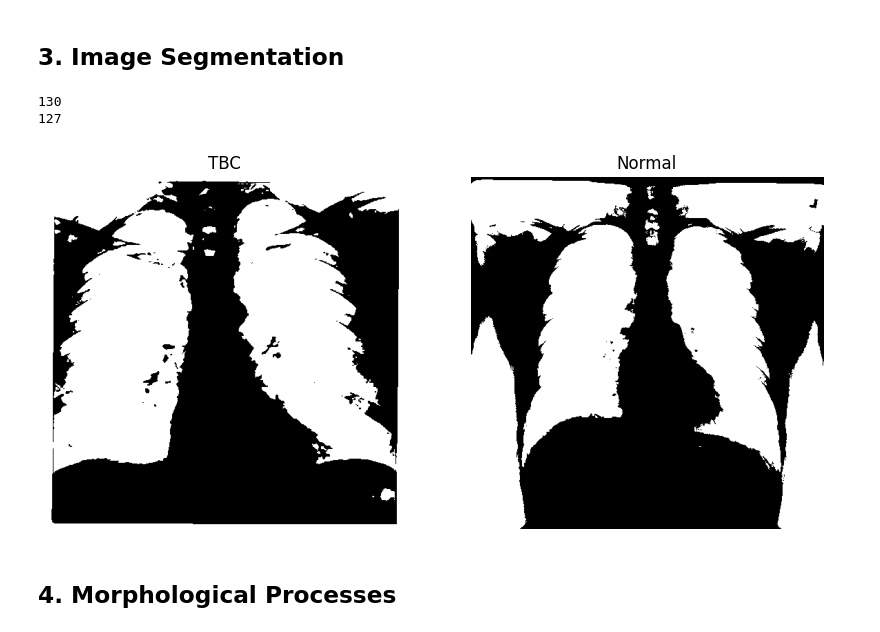
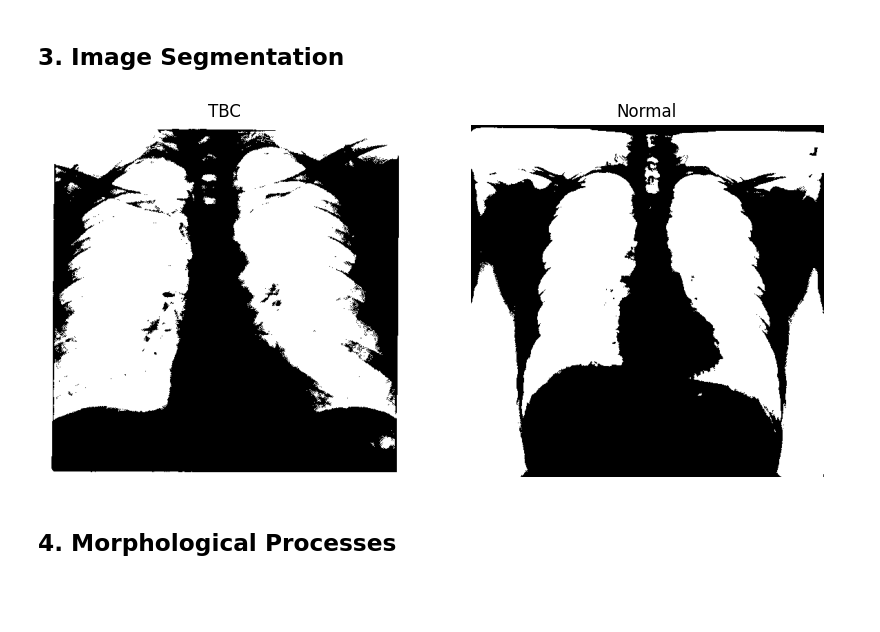
Before and after one commit to Plumz17/PCD_FinalProject, a Jupyter notebook: PCD_FinalProject.ipynb, the cells around one changed output. Cells and saved outputs as stored; diff of their text form; code cells hidden in the pictures; blank space fills up the shorter version.

```diff
--- a/PCD_FinalProject.ipynb
+++ b/PCD_FinalProject.ipynb
@@ -104,68 +89,16 @@ show(img_tbc_hist, img_normal_hist)
 # %% [markdown]
 ## 3. Image Segmentation
-# %%
-def find_otsu_threshold(image):
-  hist, bins = np.histogram(image.flatten(), 256, [0, 256]) #Make the PDF of the histogram
-  totalPixel = image.size
-  normilizedProb = hist / totalPixel # Normalize the histogram for easier calculation
-  intensityLevels = np.arange(256)
-  #Define used variables to minimize WCI
-  minVariance = float("inf")
-  optimalTreshold = 0
-
-  #Loop over every single Threshold from 0 to 255
-  for T in range(256):
-    #Calculate Weight, Mean, and Variance of background
-    wb = np.sum(normilizedProb[:T + 1])
-    if wb == 0:
-      continue
-    meanb_up = np.sum(intensityLevels[:T + 1] * normilizedProb[:T + 1])
-    meanb = meanb_up / wb
-    varianceb_up = np.sum(normilizedProb[:T + 1] * (intensityLevels[:T + 1] - meanb)**2)
-    varianceb = varianceb_up / wb
-
-    #Calculate Weight, Mean, and Variance of foreground
-    wf = np.sum(normilizedProb[T + 1:])
-    if wf == 0:
-      break
-
-    meanf_up = np.sum(intensityLevels[T + 1:] * normilizedProb[T + 1:])
-    meanf = meanf_up / wf
-    variancef_up = np.sum(normilizedProb[T + 1:] * (intensityLevels[T + 1:] - meanf)**2)
-    variancef = variancef_up / wf
-
-    #Use Otsu Method Formula
-    within_class_variance = wb * varianceb + wf * variancef
-
-    #Override Threshold if more otpimal
-    if within_class_variance < minVariance:
-      minVariance = within_class_variance
-      optimalTreshold = T
-  return optimalTreshold
-
-def segment(image):
-  threshold = find_otsu_threshold(image)
-  print(threshold)
-  segmented_image = np.zeros(image.shape, dtype = np.uint8)
-  row, col = image.shape
-
-  for r in range(row):
-    for c in range(col):
-      if image[r,c] < threshold:
-        segmented_image[r,c] = 255
-      else:
-        segmented_image[r,c] = 0
-
-  return segmented_image
-
-img_tbc_hist = segment(img_tbc_hist)
-img_normal_hist = segment(img_normal_hist)
-# %% [output]
-130
-127
-# %%
-show(img_tbc_hist, img_normal_hist)
-# %% [output]
-[figure, removed]
+# %%
+#Use Otsu Segmentation to Segment both Lungs
+ret, img_tbc_seg = cv2.threshold(img_tbc_hist, 0, 255,cv2.THRESH_OTSU)
+ret, img_normal_seg = cv2.threshold(img_normal_hist, 0, 255, cv2.THRESH_OTSU)
+
+#Inverse the segmentation so we get the lungs as the foreground
+img_tbc_seg = cv2.bitwise_not(img_tbc_seg)
+img_normal_seg = cv2.bitwise_not(img_normal_seg)
+
+show(img_tbc_seg, img_normal_seg)
+# %% [output]
+[figure, added]
 # %% [markdown]
 ## 4. Morphological Processes
```
Also changed, not shown: parts of 13 cells of this notebook.
